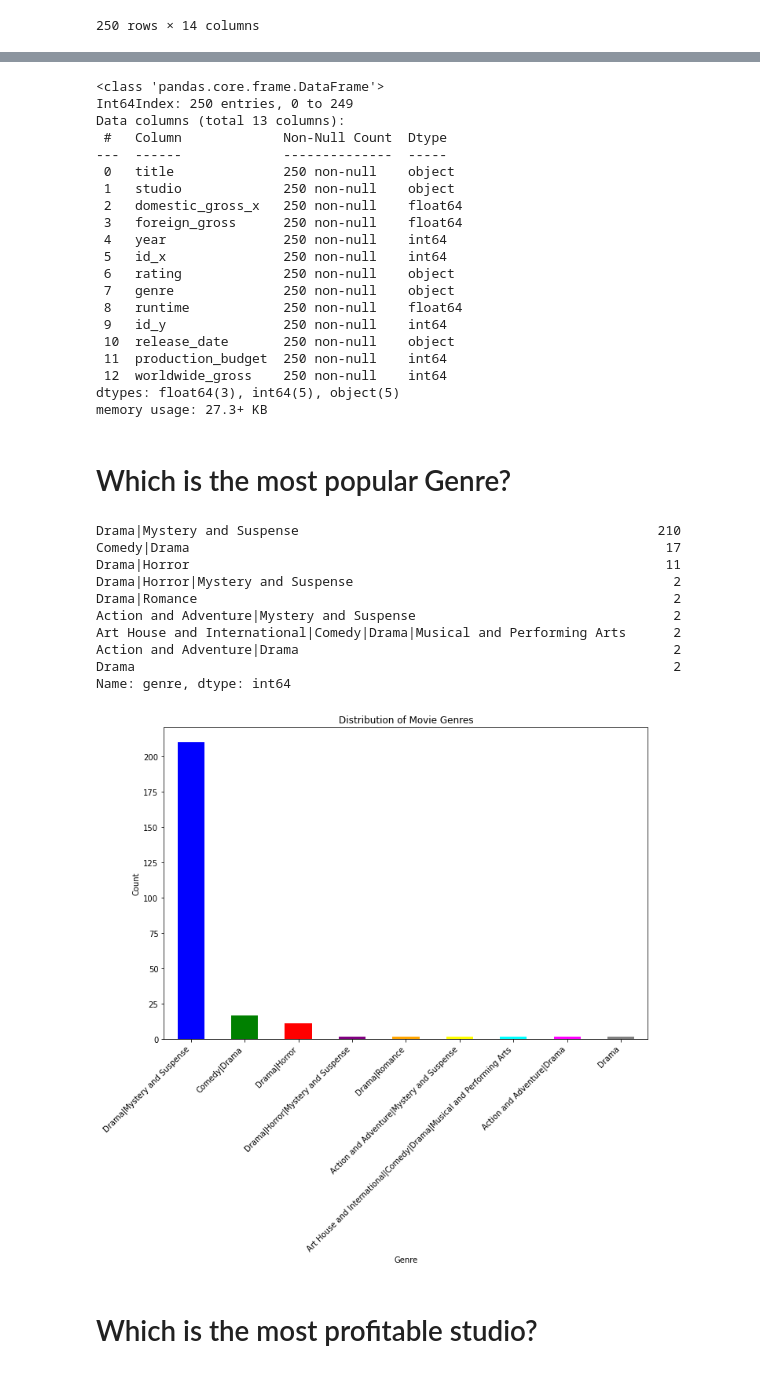
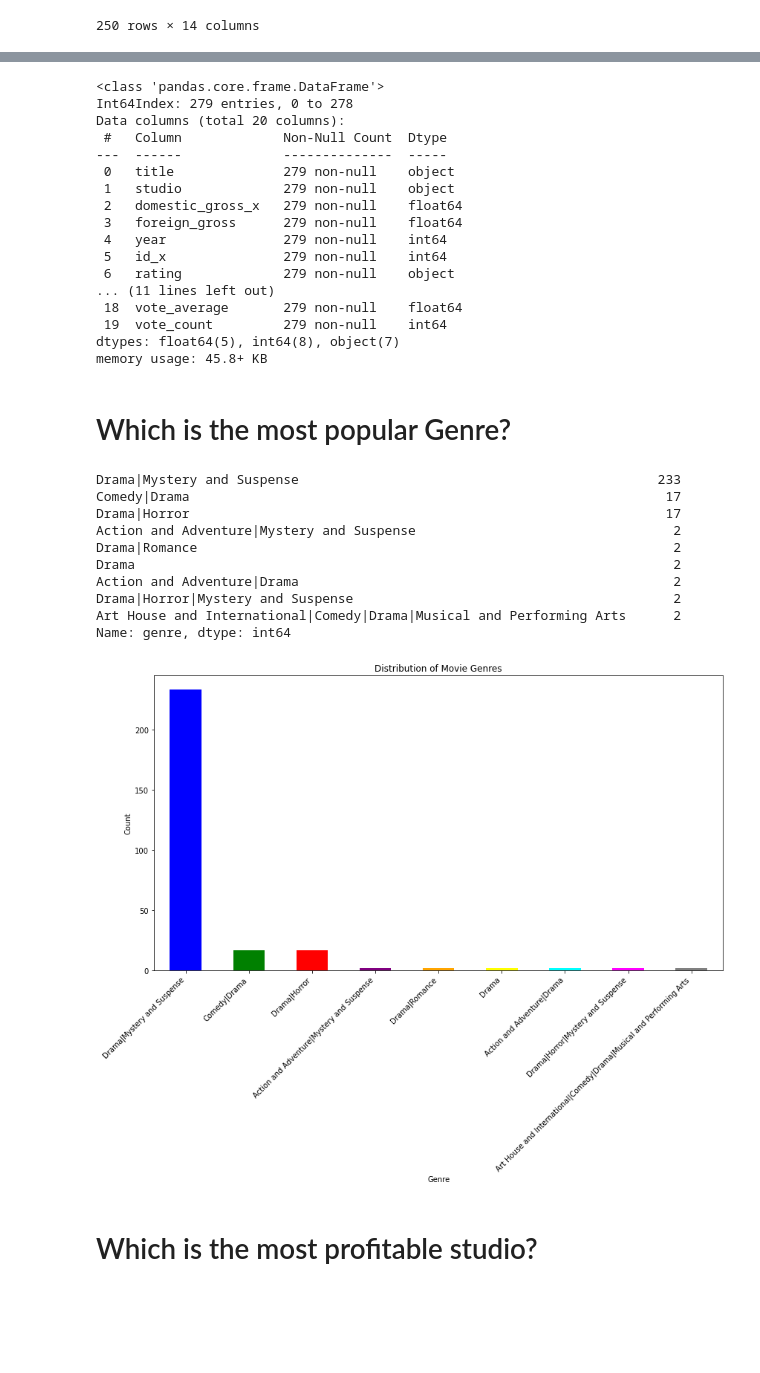
Before and after one commit to MyraKadenge/phase-1-project-v2-4, a Jupyter notebook: student.ipynb, the cells around one changed output, grey strips where cells are left out. Cells and saved outputs as stored; diff of their text form; code cells hidden in the pictures; blank space fills up the shorter version.

```diff
--- a/student.ipynb
+++ b/student.ipynb
@@ -384,0 +394,2 @@ memory usage: 2.0+ MB
+# %%
+df4.drop(['original_title'], axis=1, inplace=True)
@@ -445,3 +472,5 @@ final_dataset
 | 248 | The Disaster Artist | A24 | 21100000.0 | 8700000.0 | 2017 | 1399 | R | Drama|Horror | 91.0 | ... |
 | 249 | Hereditary | A24 | 44100000.0 | 35300000.0 | 2018 | 1399 | R | Drama|Horror | 91.0 | ... |
 250 rows × 14 columns
+# %%
+final_dataset1=pd.merge(final_dataset,df4, on='title')
@@ -448,7 +493,7 @@ final_dataset
 # %%
 #Now lets drop one column for domestic_gross since they are two
-final_dataset.drop(['domestic_gross_y'],axis = 1,inplace = True)
-final_dataset
+final_dataset1.drop(['domestic_gross_y'],axis = 1,inplace = True)
+final_dataset1
 # %% [output]
 |  | title | studio | domestic_gross_x | foreign_gross | year | id_x | rating | genre | runtime | ... |
 | 0 | Inception | WB | 292600000.0 | 535700000.0 | 2010 | 611 | R | Drama|Mystery and Suspense | 137.0 | ... |
@@ -503,59 +551,54 @@ worldwide_gross      0
 dtype: int64
 # %%
-final_dataset.info()
+final_dataset1.info()
 # %% [output]
 <class 'pandas.core.frame.DataFrame'>
-Int64Index: 250 entries, 0 to 249
-Data columns (total 13 columns):
+Int64Index: 279 entries, 0 to 278
+Data columns (total 20 columns):
  #   Column             Non-Null Count  Dtype
 ---  ------             --------------  -----
- 0   title              250 non-null    object
- 1   studio             250 non-null    object
- 2   domestic_gross_x   250 non-null    float64
- 3   foreign_gross      250 non-null    float64
- 4   year               250 non-null    int64
- 5   id_x               250 non-null    int64
- 6   rating             250 non-null    object
- 7   genre              250 non-null    object
- 8   runtime            250 non-null    float64
- 9   id_y               250 non-null    int64
- 10  release_date       250 non-null    object
- 11  production_budget  250 non-null    int64
- 12  worldwide_gross    250 non-null    int64
-dtypes: float64(3), int64(5), object(5)
-memory usage: 27.3+ KB
+ 0   title              279 non-null    object
+ 1   studio             279 non-null    object
+ 2   domestic_gross_x   279 non-null    float64
+ 3   foreign_gross      279 non-null    float64
+ 4   year               279 non-null    int64
+ 5   id_x               279 non-null    int64
+ 6   rating             279 non-null    object
+... (11 lines left out)
+ 18  vote_average       279 non-null    float64
+ 19  vote_count         279 non-null    int64
+dtypes: float64(5), int64(8), object(7)
+memory usage: 45.8+ KB
 # %% [markdown]
 # Which is the most popular Genre?
 # %%
-genre_counts=final_dataset['genre'].value_counts()
+genre_counts=final_dataset1['genre'].value_counts()
 genre_counts
 # %% [output]
-Drama|Mystery and Suspense                                              210
+Drama|Mystery and Suspense                                              233
 Comedy|Drama                                                             17
-Drama|Horror                                                             11
+Drama|Horror                                                             17
+Action and Adventure|Mystery and Suspense                                 2
+Drama|Romance                                                             2
+Drama                                                                     2
+Action and Adventure|Drama                                                2
 Drama|Horror|Mystery and Suspense                                         2
-Drama|Romance                                                             2
-Action and Adventure|Mystery and Suspense                                 2
 Art House and International|Comedy|Drama|Musical and Performing Arts      2
-Action and Adventure|Drama                                                2
-Drama                                                                     2
 Name: genre, dtype: int64
 # %%
-#Lets visualize it using a bar graph since
-
 colors = ['blue', 'green', 'red', 'purple', 'orange', 'yellow', 'cyan', 'magenta', 'gray', 'brown']
 
 # Plot the bar graph with different colors
-plt.figure(figsize=(10, 10))
+plt.figure(figsize=(12, 10))
 genre_counts.plot(kind='bar', color=colors)
 plt.title('Distribution of Movie Genres')
 plt.xlabel('Genre')
 plt.ylabel('Count')
 plt.xticks(rotation=45, ha='right')
 plt.tight_layout()
 plt.show()
 # %% [output]
-[figure, old version]
+[figure, new version]
 # %% [markdown]
 # Which is the most profitable studio?
 # %%
```
Also changed, not shown: parts of 16 cells of this notebook.
